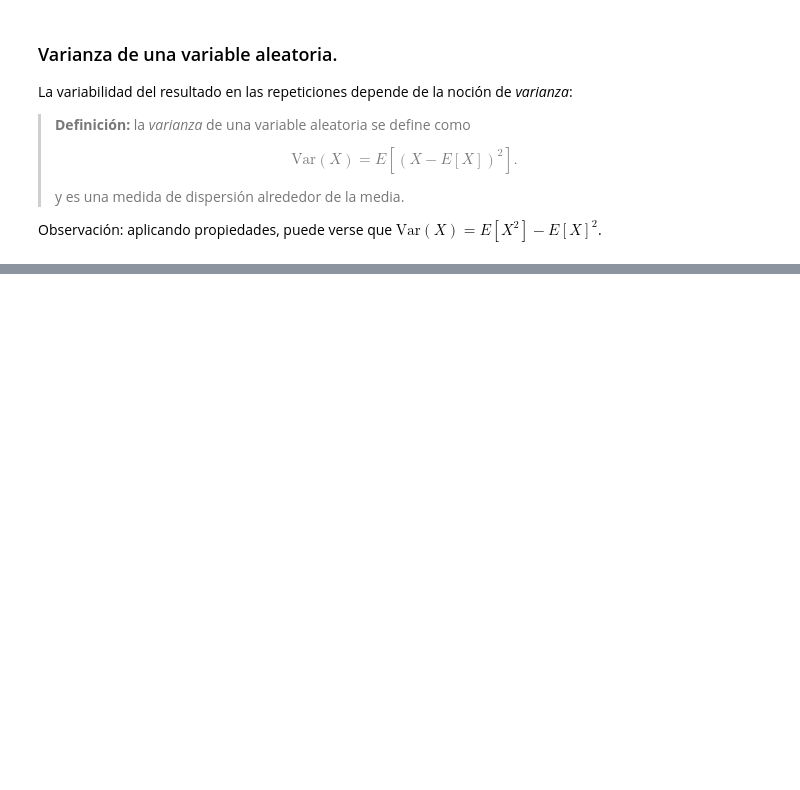
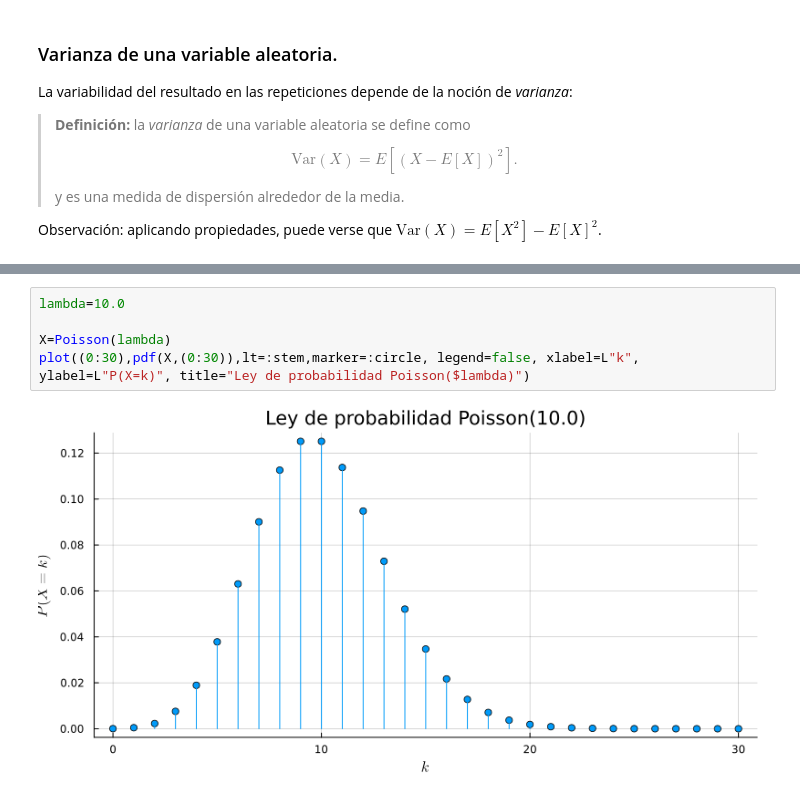
Before and after one commit to aferragu/analisisderedes, a Jupyter notebook: Tema 1 - Introduccion/Repaso de probabilidad. Introduccion a Julia.ipynb, the cells around one changed output, grey strips where cells are left out. Drawn from its saved outputs; the diff is of its cells as text; blank space fills up the shorter version.

```diff
--- a/Tema 1 - Introduccion/Repaso de probabilidad. Introduccion a Julia.ipynb
+++ b/Tema 1 - Introduccion/Repaso de probabilidad. Introduccion a Julia.ipynb
@@ -331,0 +376,7 @@ Modela la cantidad de "ocurrencias" de un evento que ocurre en promedio $\lambda
+# %%
+lambda=10.0
+
+X=Poisson(lambda)
+plot((0:30),pdf(X,(0:30)),lt=:stem,marker=:circle, legend=false, xlabel=L"k", ylabel=L"P(X=k)", title="Ley de probabilidad Poisson($lambda)")
+# %% [output]
+[figure, added]
```
Also changed, not shown: parts of 24 cells of this notebook, 3 other files.
